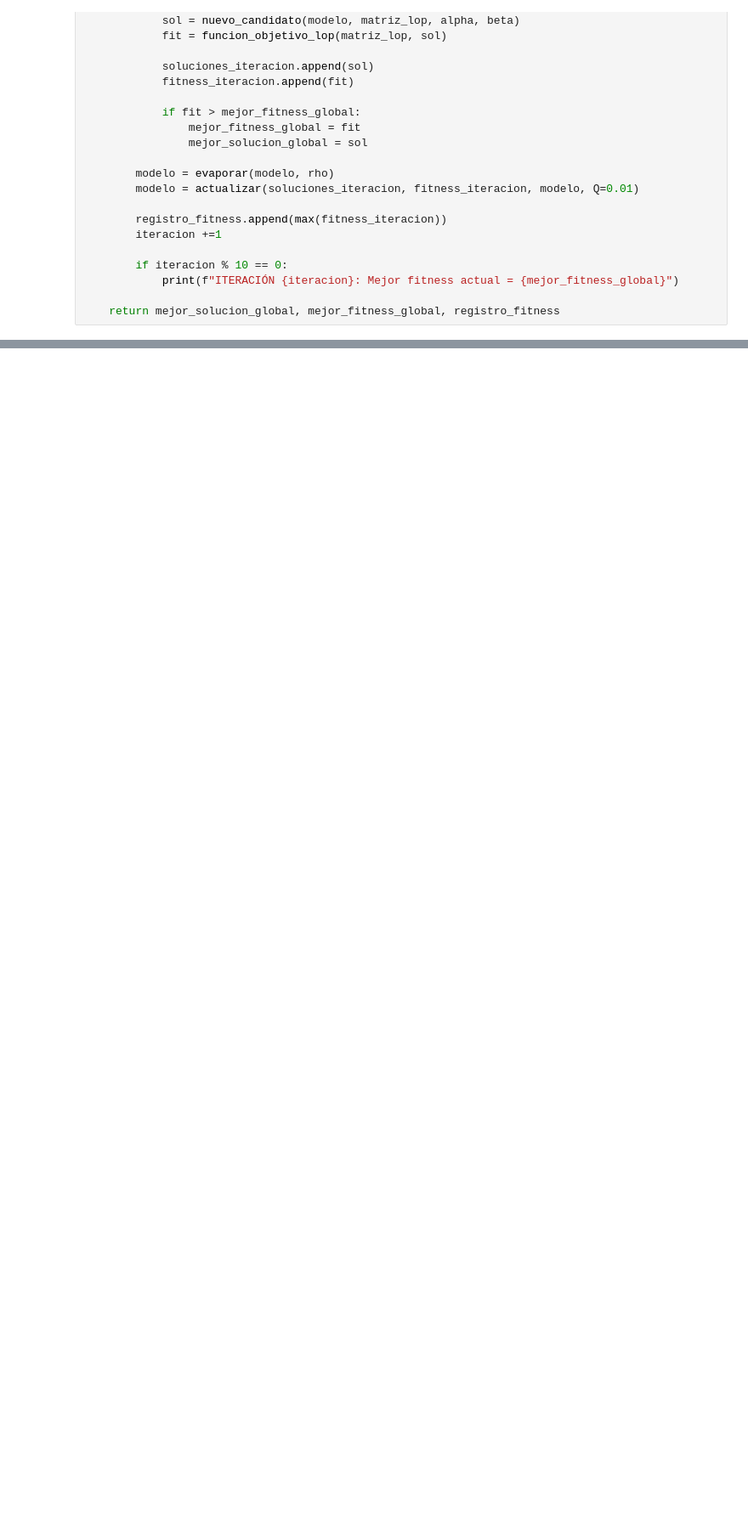
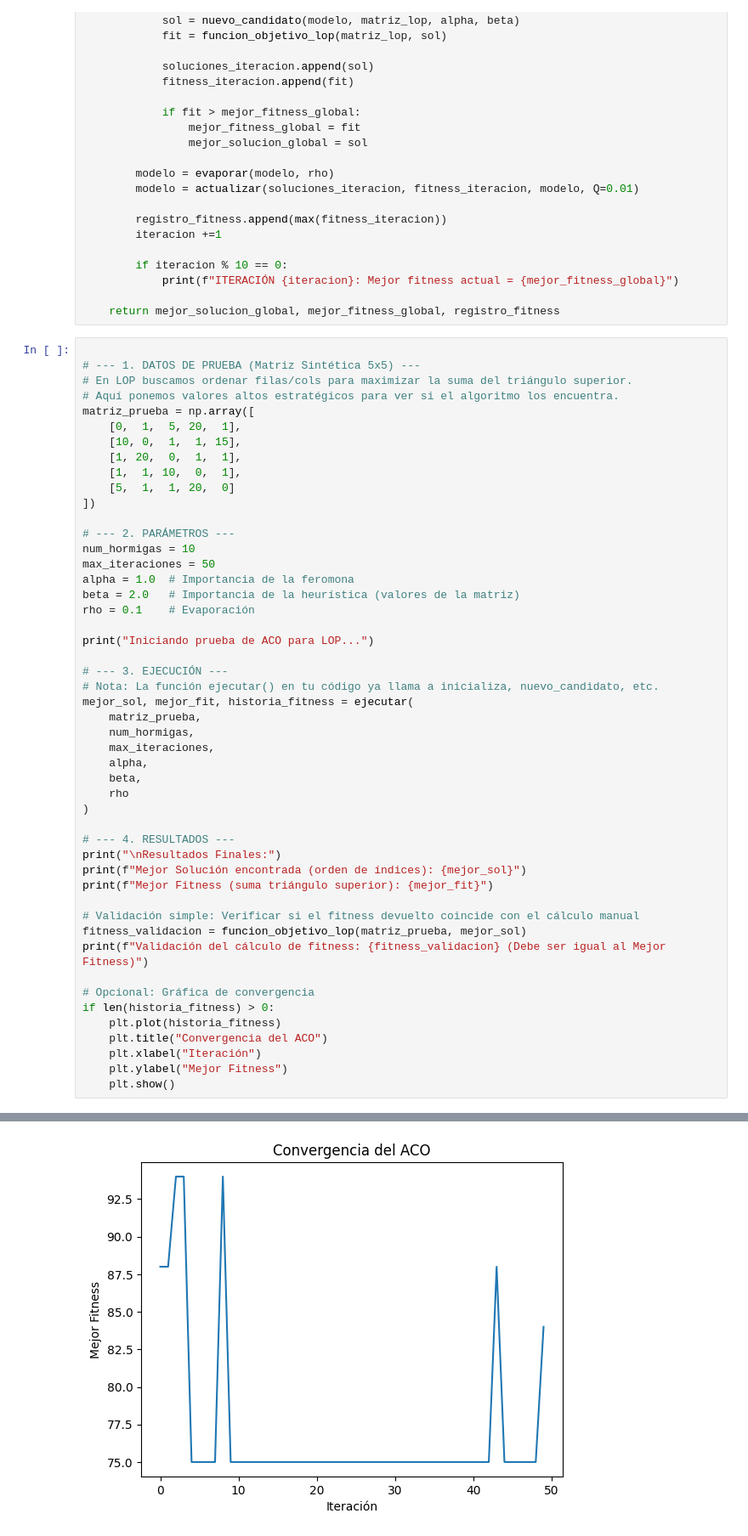
Before and after one commit to IkerGLopez/lop-aco-ikerglopez, a Jupyter notebook: lop-aco.ipynb, the cells around one changed output, grey strips where cells are left out. Shown: that part at 85% size. Cells and saved outputs as stored; diff of their text form; blank space fills up the shorter version.

```diff
--- a/lop-aco.ipynb
+++ b/lop-aco.ipynb
@@ -175,3 +166,53 @@ def ejecutar(matriz_lop, num_hormigas, max_iteraciones, alpha=1.0, beta=2.0, rho
             print(f"ITERACIÓN {iteracion}: Mejor fitness actual = {mejor_fitness_global}")
 
     return mejor_solucion_global, mejor_fitness_global, registro_fitness
+# %%
+
+# --- 1. DATOS DE PRUEBA (Matriz Sintética 5x5) ---
+# En LOP buscamos ordenar filas/cols para maximizar la suma del triángulo superior.
+# Aquí ponemos valores altos estratégicos para ver si el algoritmo los encuentra.
+matriz_prueba = np.array([
+    [0,  1,  5, 20,  1],
+    [10, 0,  1,  1, 15],
+    [1, 20,  0,  1,  1],
+    [1,  1, 10,  0,  1],
+    [5,  1,  1, 20,  0]
+])
+
+# --- 2. PARÁMETROS ---
+num_hormigas = 10
+max_iteraciones = 50
+alpha = 1.0  # Importancia de la feromona
+beta = 2.0   # Importancia de la heurística (valores de la matriz)
+rho = 0.1    # Evaporación
+
+print("Iniciando prueba de ACO para LOP...")
+
+# --- 3. EJECUCIÓN ---
+# Nota: La función ejecutar() en tu código ya llama a inicializa, nuevo_candidato, etc.
+mejor_sol, mejor_fit, historia_fitness = ejecutar(
+    matriz_prueba,
+    num_hormigas,
+    max_iteraciones,
+    alpha,
+    beta,
+    rho
+)
+
+# --- 4. RESULTADOS ---
+print("\nResultados Finales:")
+print(f"Mejor Solución encontrada (orden de índices): {mejor_sol}")
+print(f"Mejor Fitness (suma triángulo superior): {mejor_fit}")
+
+# Validación simple: Verificar si el fitness devuelto coincide con el cálculo manual
+fitness_validacion = funcion_objetivo_lop(matriz_prueba, mejor_sol)
+print(f"Validación del cálculo de fitness: {fitness_validacion} (Debe ser igual al Mejor Fitness)")
+
+# Opcional: Gráfica de convergencia
+if len(historia_fitness) > 0:
+    plt.plot(historia_fitness)
+    plt.title("Convergencia del ACO")
+    plt.xlabel("Iteración")
+    plt.ylabel("Mejor Fitness")
+    plt.show()
+# %% [output]
@@ -177,0 +230 @@ def ejecutar(matriz_lop, num_hormigas, max_iteraciones, alpha=1.0, beta=2.0, rho
+[figure, added]
```
Also changed, not shown: parts of 2 cells of this notebook.
